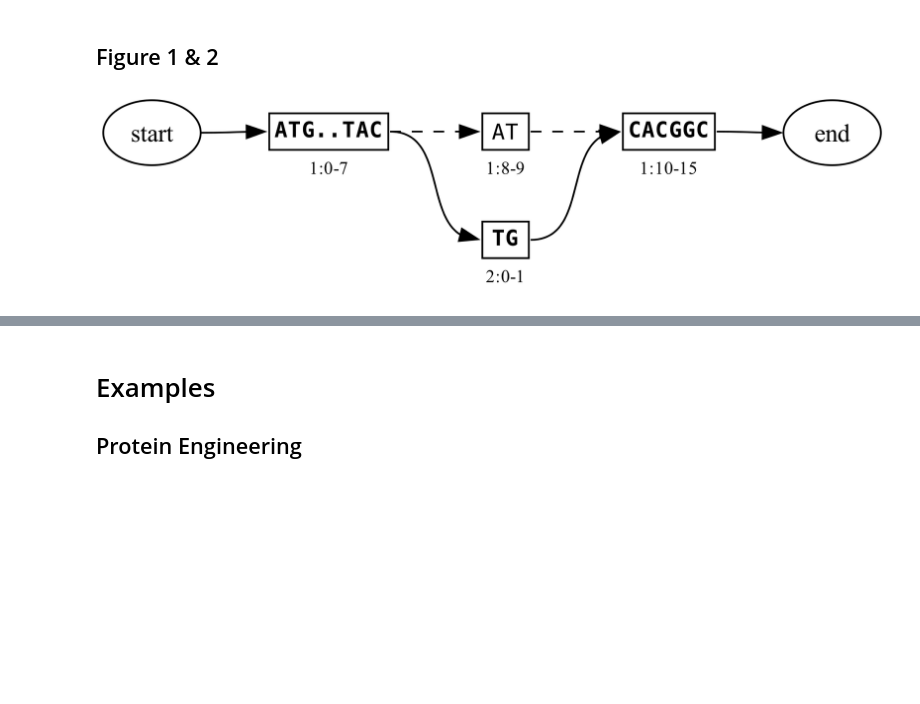
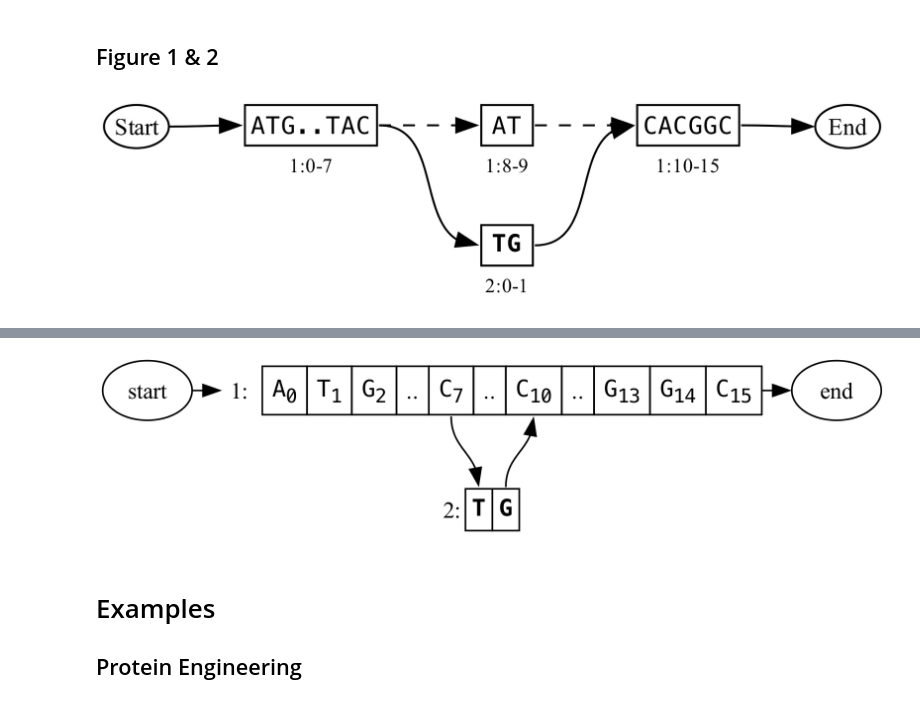
Before and after one commit to ginkgobioworks/gen, a Jupyter notebook: docs/figures/generate_dot_files.ipynb, the cells around one changed output, grey strips where cells are left out. Saved outputs shown, nothing was run; the diff lists cells and outputs as text; code cells hidden in the pictures; blank space fills up the shorter version.

```diff
--- a/docs/figures/generate_dot_files.ipynb
+++ b/docs/figures/generate_dot_files.ipynb
@@ -38,21 +38,21 @@ def show(data):
 # %%
 G = genfig.Graph()
 
 n1 = G.add_node('ATGTATACATCACGGC') # Derived from BBa_K1896001
 n2 = G.add_node('TG')
 G.connect_to_source(n1)
 G.connect_to_sink(n1)
 G.add_edge((n1, 7), (n2, 0))
 G.add_edge((n2, 1), (n1, 10))
-G.highlight_ranges(n1, [(0, 8), (10, 16)])
-G.highlight_ranges(n1, [(0, 8), (10, 16)])
+#G.highlight_ranges(n1, [(0, 8), (10, 16)])
+#G.highlight_ranges(n1, [(0, 8), (10, 16)])
 G.highlight_ranges(n2, [(0, 2)])
 show(G)
 
 G.render_graph('figure_1', minimize=False)
 G.render_block_graph('figure_2', minimize=False)
 G.render_block_graph('figure_2_symmetrical', minimize=False, align_blocks=False)
 
 show(G.render_graph(minimize=True))
 # %% [output]
-[figure, old version]
+[figure, new version]
@@ -60,3 +59,4 @@ show(G.render_graph(minimize=True))
+[figure, added]
 # %% [markdown]
 # Examples
 
```
Also changed, not shown: parts of 1 cell of this notebook, 13 other files.
